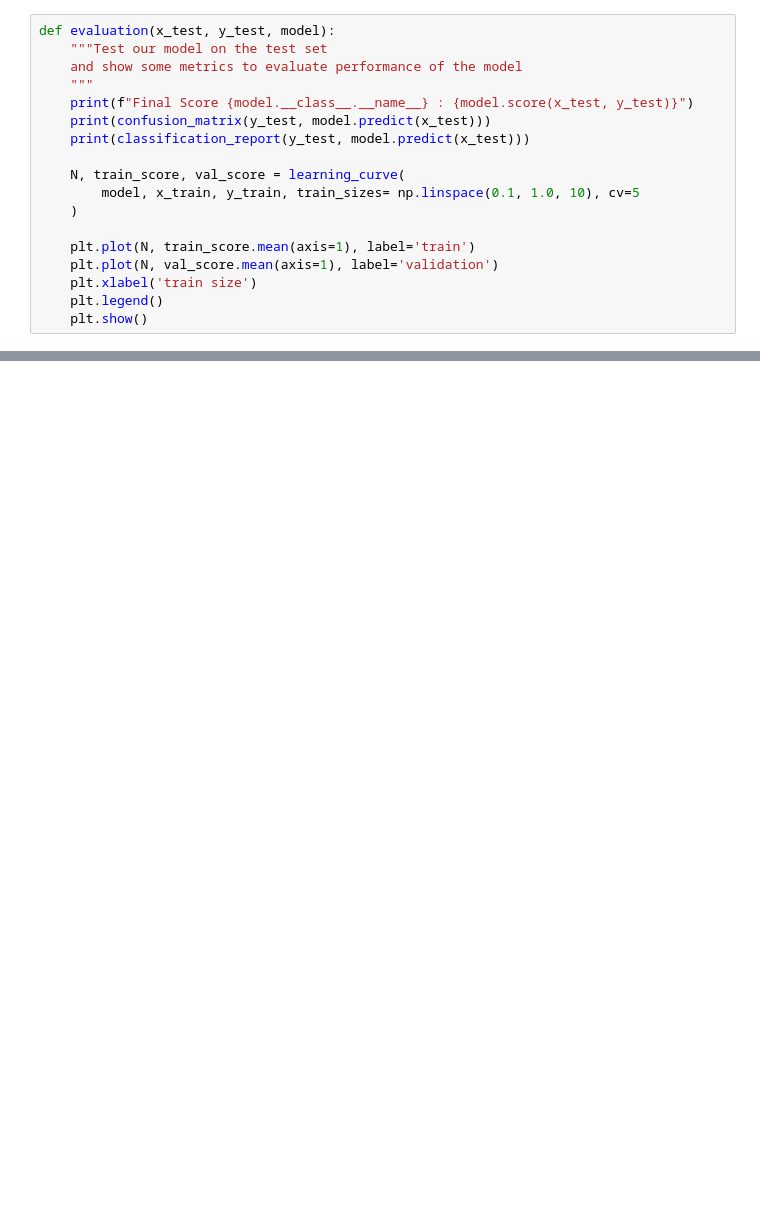
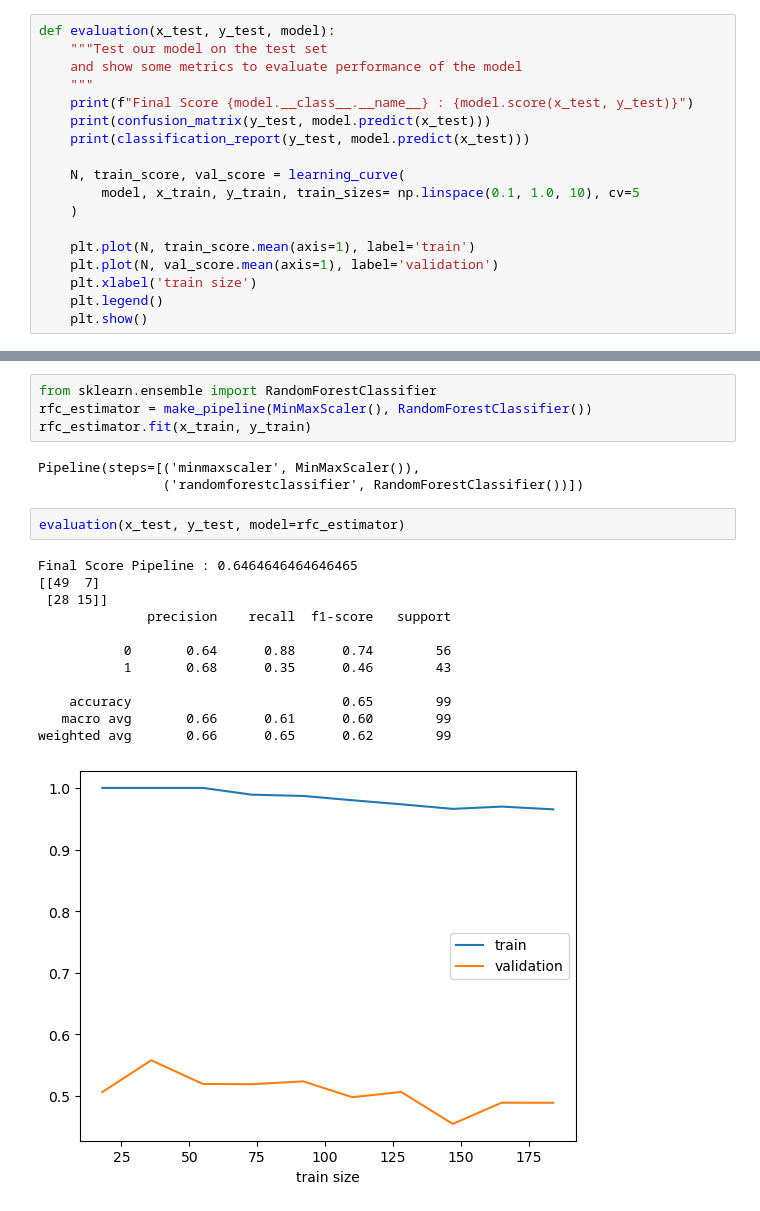
Before and after one commit to Hardfive/ProBettor, a Jupyter notebook: football/analysis/ipynb_checkpoints/modelling.ipynb, the cells around one changed output, grey strips where cells are left out. Cells and saved outputs as stored; diff of their text form; blank space fills up the shorter version.

```diff
--- a/football/analysis/ipynb_checkpoints/modelling.ipynb
+++ b/football/analysis/ipynb_checkpoints/modelling.ipynb
@@ -349,0 +264,22 @@ weighted avg       0.63      0.62      0.63        72
+# %%
+from sklearn.ensemble import RandomForestClassifier
+rfc_estimator = make_pipeline(MinMaxScaler(), RandomForestClassifier())
+rfc_estimator.fit(x_train, y_train)
+# %% [output]
+Pipeline(steps=[('minmaxscaler', MinMaxScaler()),
+                ('randomforestclassifier', RandomForestClassifier())])
+# %%
+evaluation(x_test, y_test, model=rfc_estimator)
+# %% [output]
+Final Score Pipeline : 0.6464646464646465
+[[49  7]
+ [28 15]]
+              precision    recall  f1-score   support
+
+           0       0.64      0.88      0.74        56
+           1       0.68      0.35      0.46        43
+
+    accuracy                           0.65        99
+   macro avg       0.66      0.61      0.60        99
+weighted avg       0.66      0.65      0.62        99
+[figure, added]
```
Also changed, not shown: parts of 62 cells of this notebook, 4 other files.
